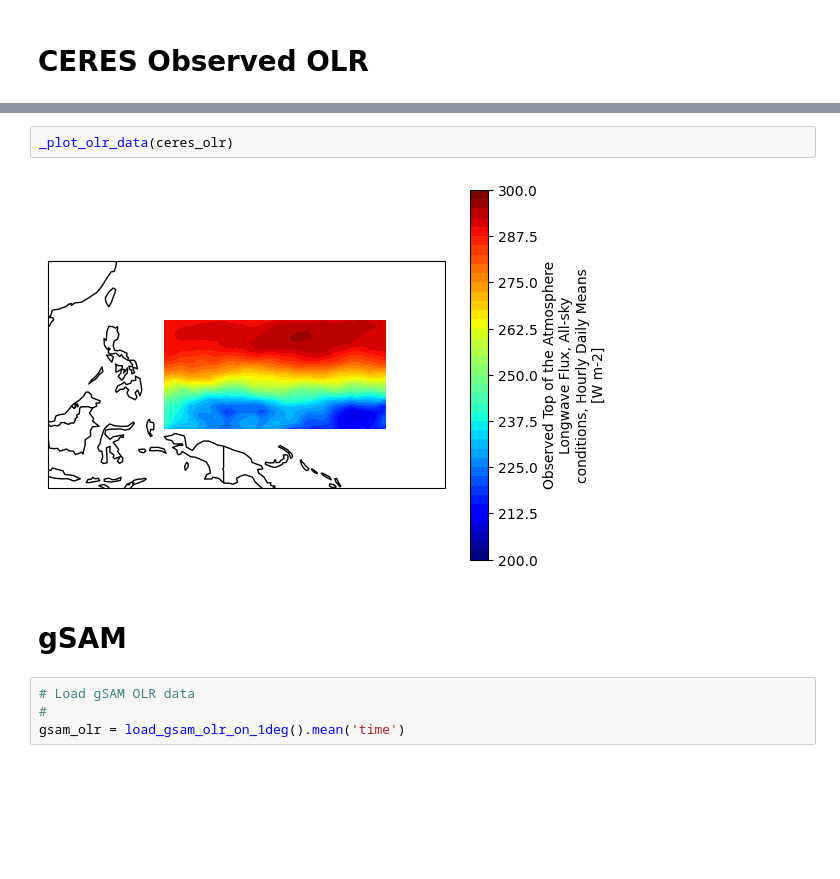
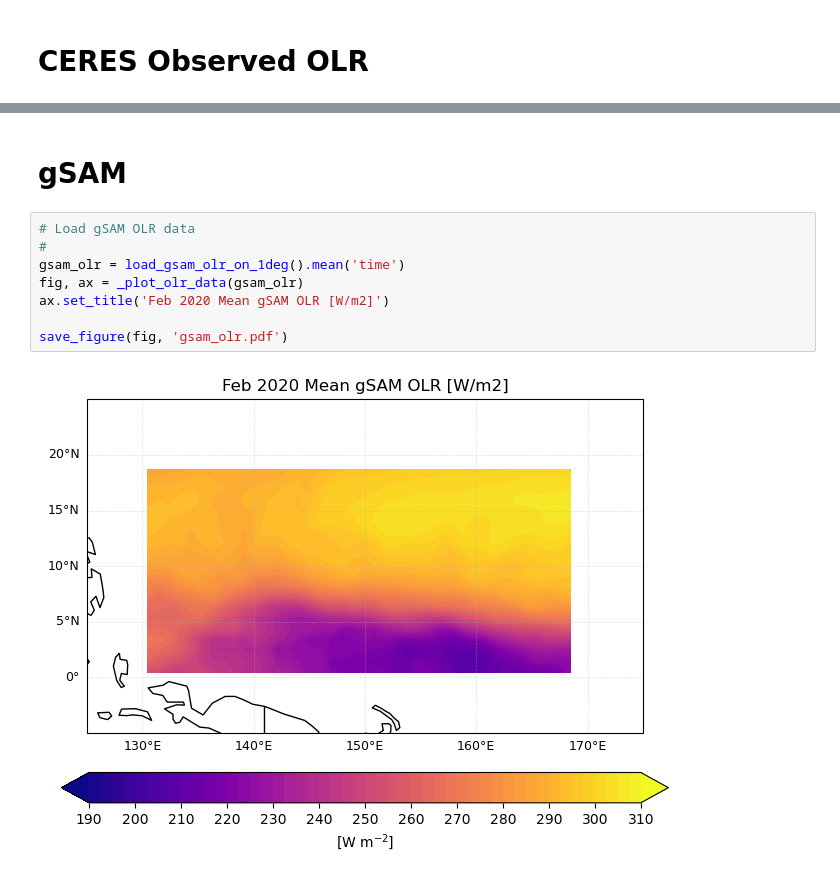
Before and after one commit to pedroanguloumana/scale_interaction_in_gsam, a Jupyter notebook: notebooks/Region_Map_OLR_Overlay.ipynb, the cells around one changed output, grey strips where cells are left out. Saved outputs shown, nothing was run; the diff lists cells and outputs as text; blank space fills up the shorter version.

```diff
--- a/notebooks/Region_Map_OLR_Overlay.ipynb
+++ b/notebooks/Region_Map_OLR_Overlay.ipynb
@@ -36,10 +65,12 @@ ceres_olr = ceres_olr.isel(time=ceres_olr.time.dt.hour%3==0).mean('time')
-# %%
-_plot_olr_data(ceres_olr)
-# %% [output]
-[figure, removed]
 # %% [markdown]
 # gSAM
 # %%
 # Load gSAM OLR data
 #
 gsam_olr = load_gsam_olr_on_1deg().mean('time')
+fig, ax = _plot_olr_data(gsam_olr)
+ax.set_title('Feb 2020 Mean gSAM OLR [W/m2]')
+
+save_figure(fig, 'gsam_olr.pdf')
+# %% [output]
+[figure, added]
```
Also changed, not shown: parts of 4 cells of this notebook, 27 other files.
